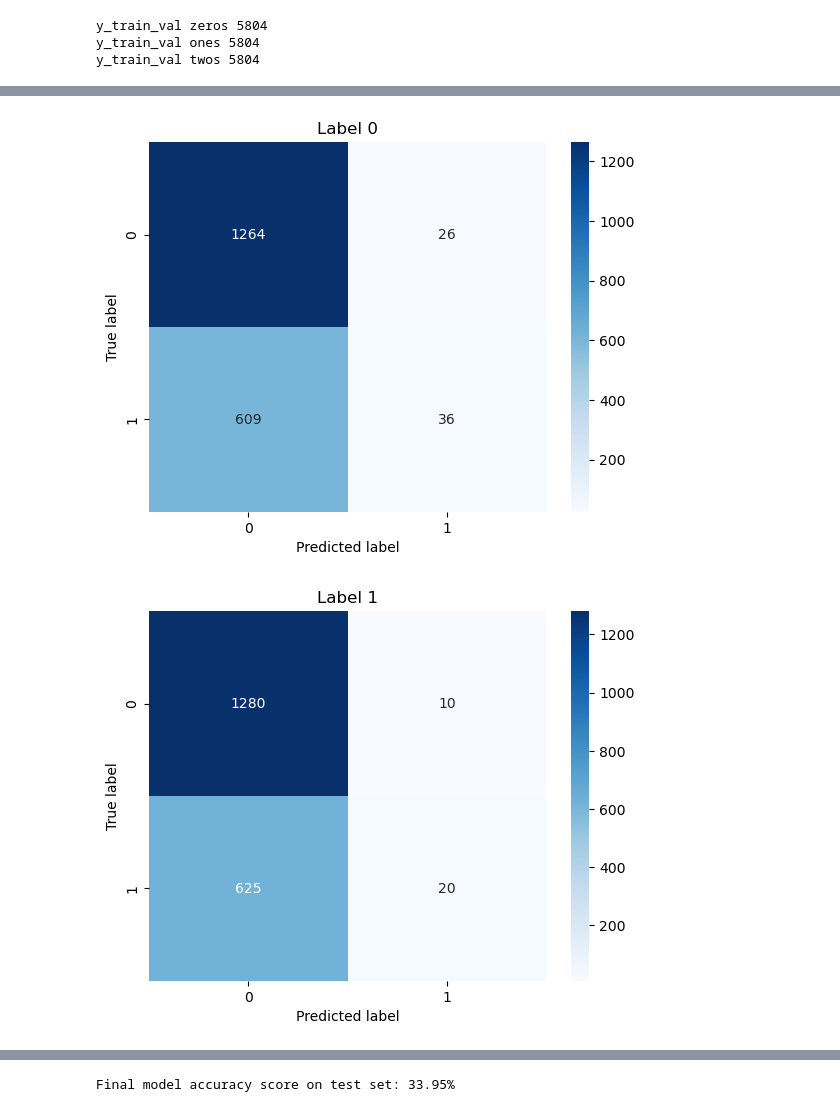
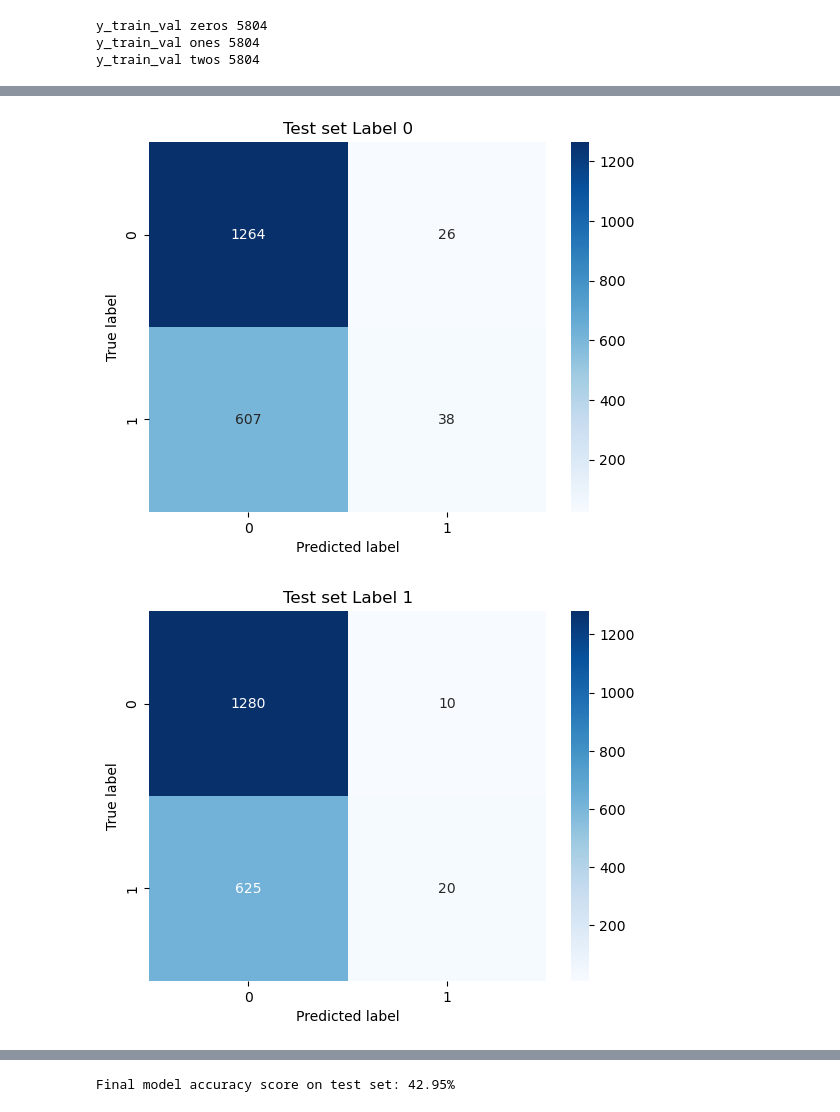
Before and after one commit to Gaurang-1402/Machine-Learning-final-project, a Jupyter notebook: final_models/multi_logistic_regression_connect4.ipynb, the cells around one changed output, grey strips where cells are left out. Drawn from its saved outputs; the diff is of its cells as text; code cells hidden in the pictures.

```diff
--- a/final_models/multi_logistic_regression_connect4.ipynb
+++ b/final_models/multi_logistic_regression_connect4.ipynb
@@ -322,8 +384,6 @@ At the end of this loop, combined_model_evaluation_1 will hold a 1 or a 0 for ea
 # %%
-# We will create a numpy array of length N, where N is the number of examples in the validation set.
-# `combined_model_evaluation_1` will hold either a 1 or a 0, depending on whether the handwritten digit was predicted correctly or not.
-combined_model_evaluation_1 = np.zeros(len(y_val))
 
+combined_model_evaluation_2 = np.zeros(len(y_val))
 y_predict_val = np.zeros(len(y_val))
 
 # Loop through each sample in the validation set and assign it a label based on the highest score.
@@ -339,7 +399,7 @@ for i in range(len(X_val)):
     index_label_max_score = np.argmax(label_scores) # Get the index of the label with the highest score.
     y_predict_val[i] = labels[index_label_max_score]  # Assign the predicted label to `y_predict_val`.
     if int(labels[index_label_max_score]) == int(y_val[i]):  # Check if the prediction is correct.
-        combined_model_evaluation_1[i] = 1  # If the prediction is correct, assign 1 to `combined_model_evaluation_1`.
+        combined_model_evaluation_2[i] = 1  # If the prediction is correct, assign 1 to `combined_model_evaluation_1`.
     else:
-        combined_model_evaluation_1[i] = 0  # If the prediction is incorrect, assign 0 to `combined_model_evaluation_1`.
+        combined_model_evaluation_2[i] = 0  # If the prediction is incorrect, assign 0 to `combined_model_evaluation_1`.
 # %%
@@ -350,0 +412,8 @@ Final model accuracy score on validation set: 37.52%
+# %%
+for i in range(len(labels)):
+     # Visualize the confusion matrix
+     sns.heatmap(confusion_matrices[labels[i]][0], annot=True, fmt='d', cmap='Reds')
+     plt.xlabel('Predicted label')
+     plt.ylabel('True label')
+     plt.title("Train set Label " + str(i))
+     plt.show()
@@ -351,9 +424,9 @@ Final model accuracy score on validation set: 37.52%
 # %%
 for i in range(len(labels)):
      # Visualize the confusion matrix
-     sns.heatmap(confusion_matrices[labels[i]], annot=True, fmt='d', cmap='Blues')
+     sns.heatmap(confusion_matrices[labels[i]][1], annot=True, fmt='d', cmap='Blues')
      plt.xlabel('Predicted label')
      plt.ylabel('True label')
-     plt.title("Label " + str(i))
+     plt.title("Validation set Label " + str(i))
      plt.show()
 # %% [output]
@@ -424,11 +526,16 @@ for i in range(len(labels)):
     poly = PolynomialFeatures(feature_degree) # * generate all types of polynomial features up to degree d
     X_tr_val_poly = poly.fit_transform(X_train_val) # * transforms the training data to have those polynomial features
 
-    if lambd > 0:
-        logreg = LogisticRegression(penalty=regularization, C=lambd, max_iter=num_iterations)
+    if regularization == 'l1':
+        if lambd > 0:
+            logreg = LogisticRegression(penalty=regularization, C=lambd, solver='liblinear', max_iter=num_iterations)
+        else:
+            logreg = LogisticRegression(penalty=regularization, solver='liblinear', max_iter=num_iterations)
     else:
-        logreg = LogisticRegression(penalty=regularization, max_iter=num_iterations)
-
+        if lambd > 0:
+            logreg = LogisticRegression(penalty=regularization, C=lambd, max_iter=num_iterations)
+        else:
+            logreg = LogisticRegression(penalty=regularization, max_iter=num_iterations)
     # logreg = LogisticRegression(penalty='l2', C=1.0)
 
     logreg.fit(X_tr_val_poly, y_encoded)
@@ -458,11 +580,11 @@ Model 2 66.93%
 # %%
 for i in range(len(labels)):
      # Visualize the confusion matrix
      sns.heatmap(confusion_matrices[labels[i]], annot=True, fmt='d', cmap='Blues')
      plt.xlabel('Predicted label')
      plt.ylabel('True label')
-     plt.title("Label " + str(i))
+     plt.title("Test set Label " + str(i))
      plt.show()
 # %% [output]
-[figure, old version]
+[figure, new version]
-[figure, old version]
+[figure, new version]
@@ -494,9 +615,10 @@ for i in range(len(X_test)):
 # %%
+
 # Print the accuracy score as a percentage
-accuracy = np.sum(combined_model_evaluation_2) / len(y_test)
+accuracy = np.sum(combined_model_evaluation_3) / len(y_test)
 print("Final model accuracy score on test set: {:.2%}".format(accuracy))
 # %% [output]
-Final model accuracy score on test set: 33.95%
+Final model accuracy score on test set: 42.95%
 # %%
 
 # Create the confusion matrix
```
Also changed, not shown: parts of 20 cells of this notebook, 1 other file.
